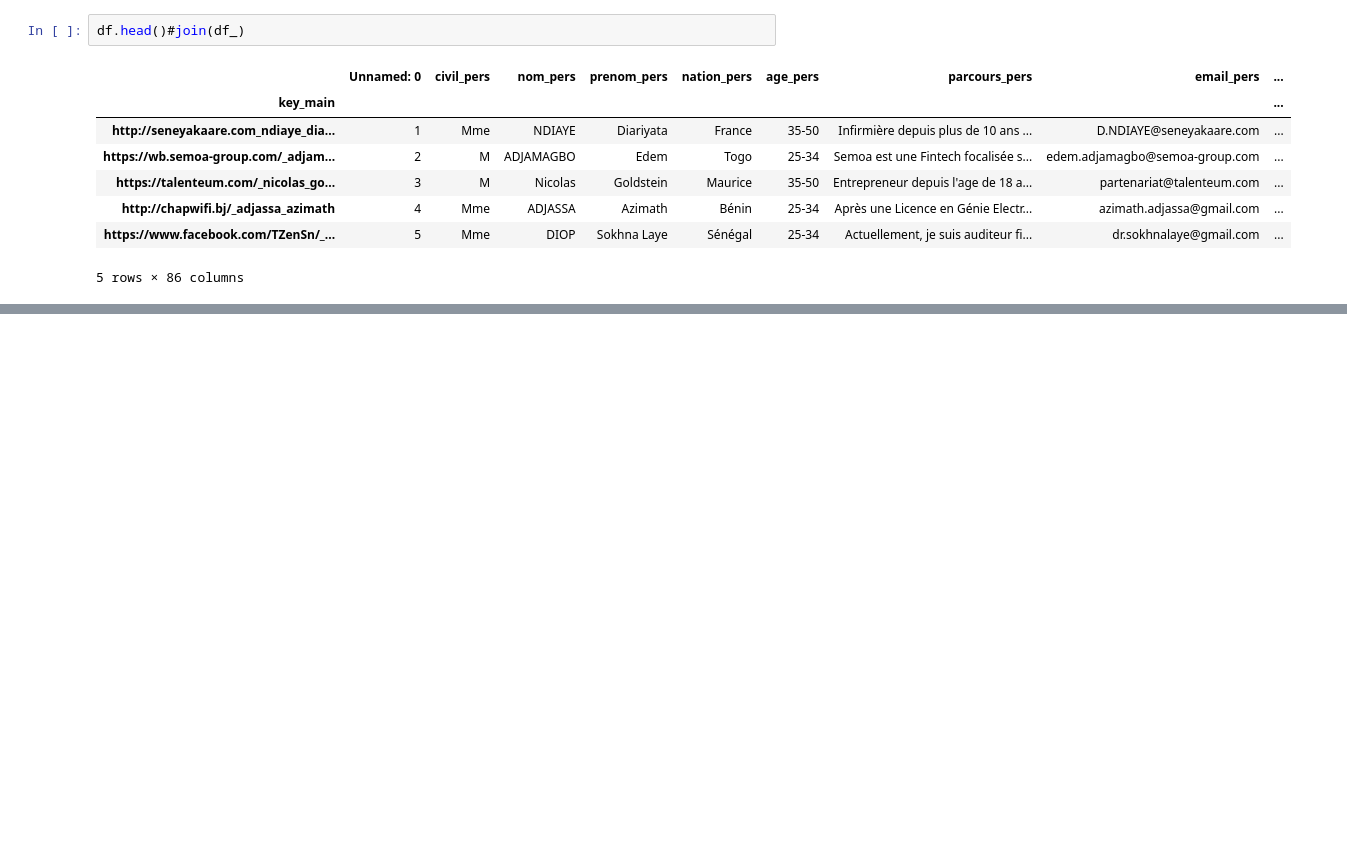
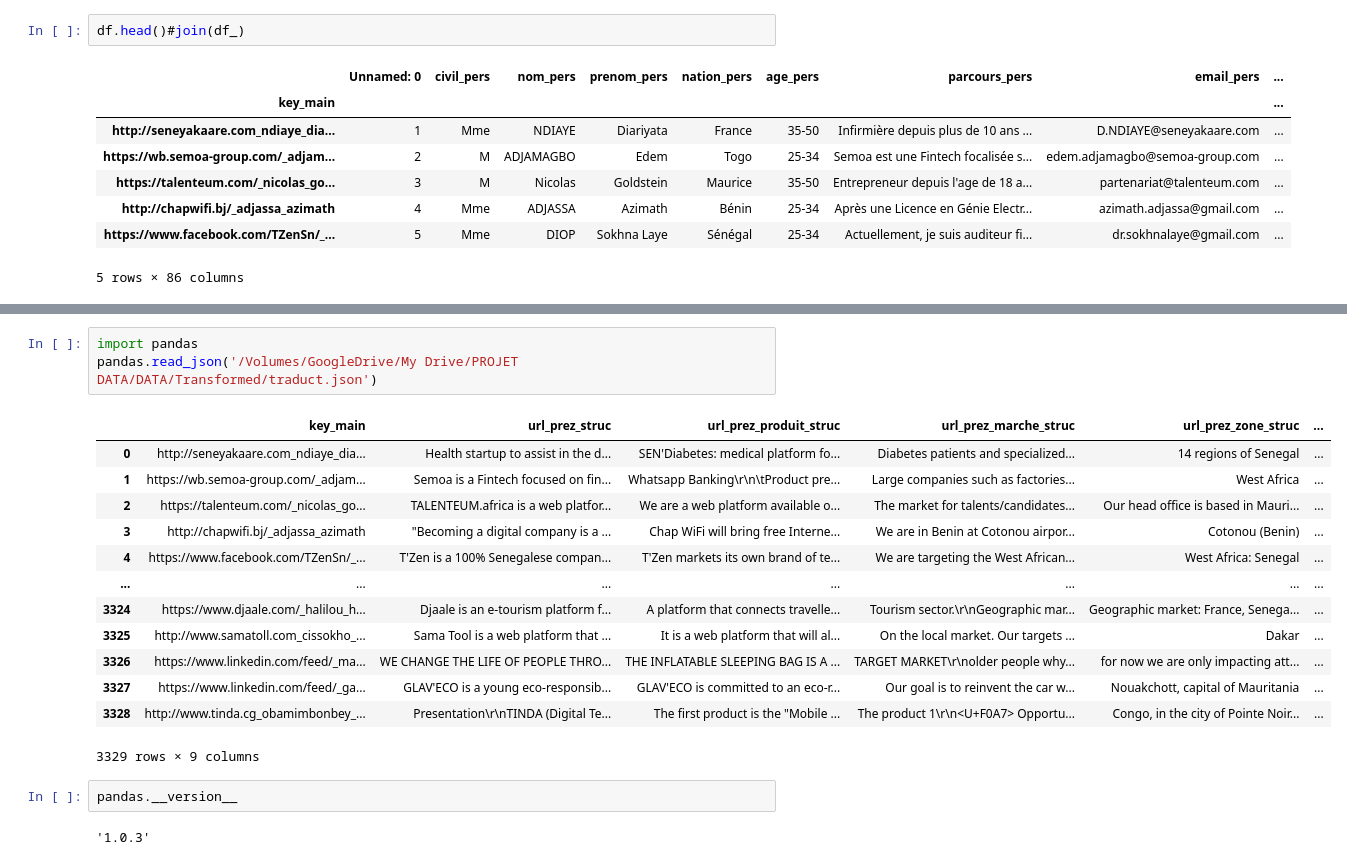
Before and after one commit to Digital-Africa/Base_Challenge_1000, a Jupyter notebook: ardoise_features.ipynb, the cells around one changed output, grey strips where cells are left out. Saved outputs shown, nothing was run; the diff lists cells and outputs as text; blank space fills up the shorter version.

```diff
--- a/ardoise_features.ipynb
+++ b/ardoise_features.ipynb
@@ -128,0 +130,21 @@ df.head()#join(df_)
+# %%
+import pandas
+pandas.read_json('/Volumes/GoogleDrive/My Drive/PROJET DATA/DATA/Transformed/traduct.json')
+# %% [output]
+|  | key_main | url_prez_struc | url_prez_produit_struc | url_prez_marche_struc | url_prez_zone_struc | ... |
+| 0 | http://seneyakaare.com_ndiaye_dia... | Health startup to assist in the d... | SEN'Diabetes: medical platform fo... | Diabetes patients and specialized... | 14 regions of Senegal | ... |
+| 1 | https://wb.semoa-group.com/_adjam... | Semoa is a Fintech focused on fin... | Whatsapp Banking\r\n\tProduct pre... | Large companies such as factories... | West Africa | ... |
+| 2 | https://talenteum.com/_nicolas_go... | TALENTEUM.africa is a web platfor... | We are a web platform available o... | The market for talents/candidates... | Our head office is based in Mauri... | ... |
+| 3 | http://chapwifi.bj/_adjassa_azimath | "Becoming a digital company is a ... | Chap WiFi will bring free Interne... | We are in Benin at Cotonou airpor... | Cotonou (Benin) | ... |
+| 4 | https://www.facebook.com/TZenSn/_... | T'Zen is a 100% Senegalese compan... | T'Zen markets its own brand of te... | We are targeting the West African... | West Africa: Senegal | ... |
+| ... | ... | ... | ... | ... | ... | ... |
+| 3324 | https://www.djaale.com/_halilou_h... | Djaale is an e-tourism platform f... | A platform that connects travelle... | Tourism sector.\r\nGeographic mar... | Geographic market: France, Senega... | ... |
+| 3325 | http://www.samatoll.com_cissokho_... | Sama Tool is a web platform that ... | It is a web platform that will al... | On the local market. Our targets ... | Dakar | ... |
+| 3326 | https://www.linkedin.com/feed/_ma... | WE CHANGE THE LIFE OF PEOPLE THRO... | THE INFLATABLE SLEEPING BAG IS A ... | TARGET MARKET\r\nolder people why... | for now we are only impacting att... | ... |
+| 3327 | https://www.linkedin.com/feed/_ga... | GLAV'ECO is a young eco-responsib... | GLAV'ECO is committed to an eco-r... | Our goal is to reinvent the car w... | Nouakchott, capital of Mauritania | ... |
+| 3328 | http://www.tinda.cg_obamimbonbey_... | Presentation\r\nTINDA (Digital Te... | The first product is the "Mobile ... | The product 1\r\n<U+F0A7> Opportu... | Congo, in the city of Pointe Noir... | ... |
+3329 rows × 9 columns
+# %%
+pandas.__version__
+# %% [output]
+'1.0.3'
```
Also changed, not shown: parts of 2 cells of this notebook, 1 other file.
